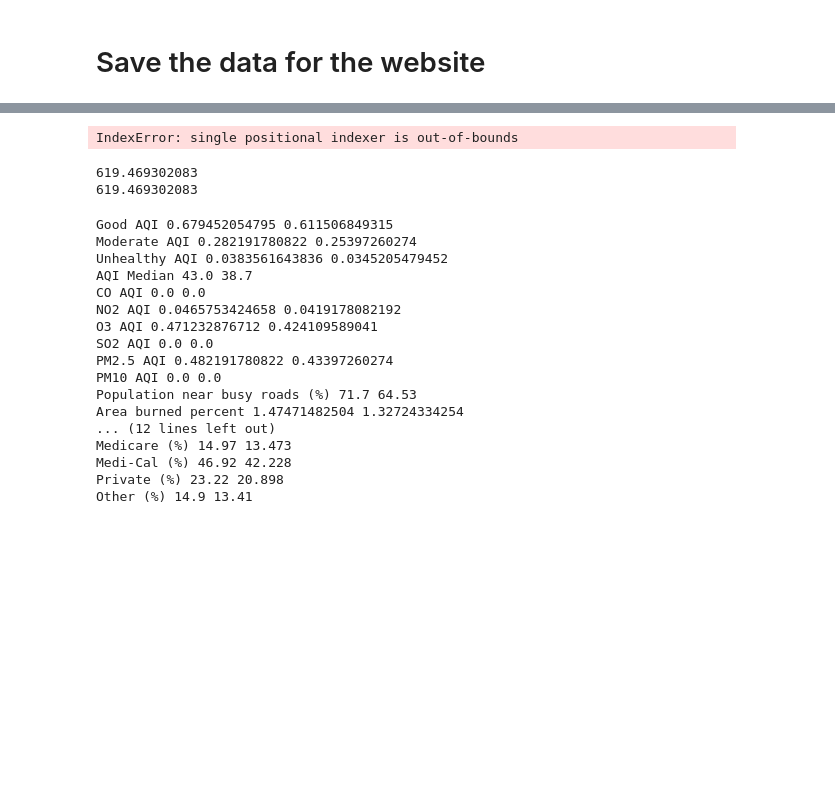
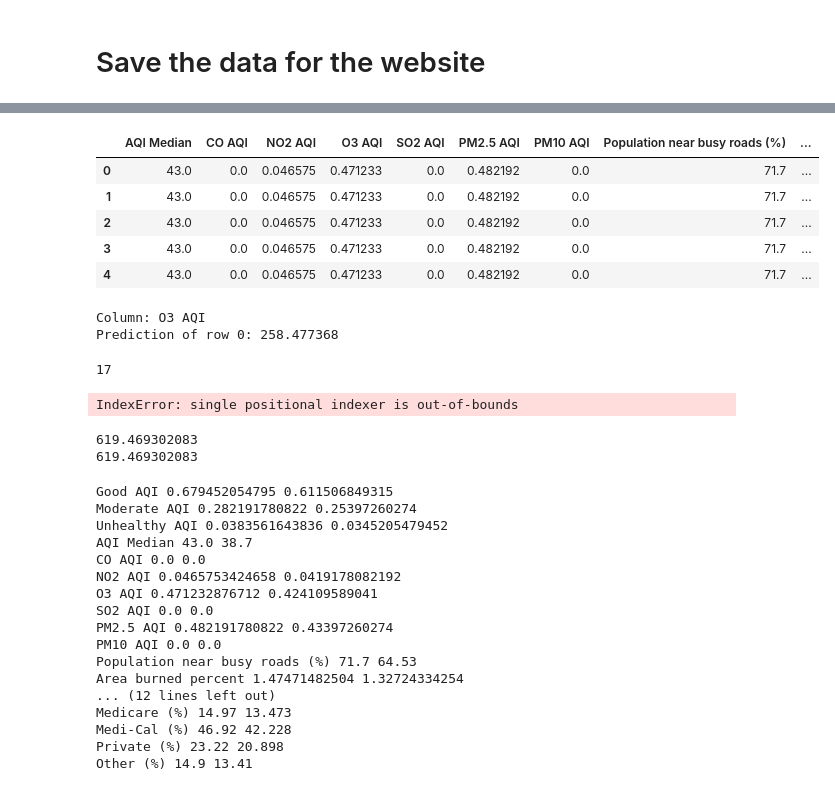
Before and after one commit to joao-r-santos/Asthma, a Jupyter notebook: Data/Exploratory RandomForest.ipynb, the cells around one changed output, grey strips where cells are left out. Cells and saved outputs as stored; diff of their text form; code cells hidden in the pictures; blank space fills up the shorter version.

```diff
--- a/Data/Exploratory RandomForest.ipynb
+++ b/Data/Exploratory RandomForest.ipynb
@@ -493,0 +477,4 @@ feats_df.to_csv('temp_web_feats_df',index=False,header=True)
+# %%
+cols_interest= np.arange(7,24)
+
+feats_df.columns[cols_interest]
@@ -494,15 +489,32 @@ feats_df.to_csv('temp_web_feats_df',index=False,header=True)
+# %%
+impact_df= feats_df.iloc[:,cols_interest]
 # %%
 y_predict= model_rnd.predict(scale_feats_df)
 Nrows= len(feats_df)
-
-impact_df= feats_df.iloc[:,7:]
+# %%
+impact_df.head()
+# %% [output]
+|  | AQI Median | CO AQI | NO2 AQI | O3 AQI | SO2 AQI | PM2.5 AQI | PM10 AQI | Population near busy roads (%) | ... |
+| 0 | 43.0 | 0.0 | 0.046575 | 0.471233 | 0.0 | 0.482192 | 0.0 | 71.7 | ... |
+| 1 | 43.0 | 0.0 | 0.046575 | 0.471233 | 0.0 | 0.482192 | 0.0 | 71.7 | ... |
+| 2 | 43.0 | 0.0 | 0.046575 | 0.471233 | 0.0 | 0.482192 | 0.0 | 71.7 | ... |
+| 3 | 43.0 | 0.0 | 0.046575 | 0.471233 | 0.0 | 0.482192 | 0.0 | 71.7 | ... |
+| 4 | 43.0 | 0.0 | 0.046575 | 0.471233 | 0.0 | 0.482192 | 0.0 | 71.7 | ... |
 # %%
-r=1000
-j=10
-y_predict[r]
+r=0 # row
+c=10 # column
+print 'Column: %s' % feats_df.columns[c]
+print 'Prediction of row %d: %f' % (r, y_predict[r])
 row= feats_df.iloc[r]
+# %% [output]
+Column: O3 AQI
+Prediction of row 0: 258.477368
 # %%
 copy_row= row.copy()
+# %%
+len(np.arange(7,24))
+# %% [output]
+17
 # %%
 for r in xrange(Nrows):
     row= feats_df.iloc[r]
```
Also changed, not shown: parts of 36 cells of this notebook, 16 other files.
